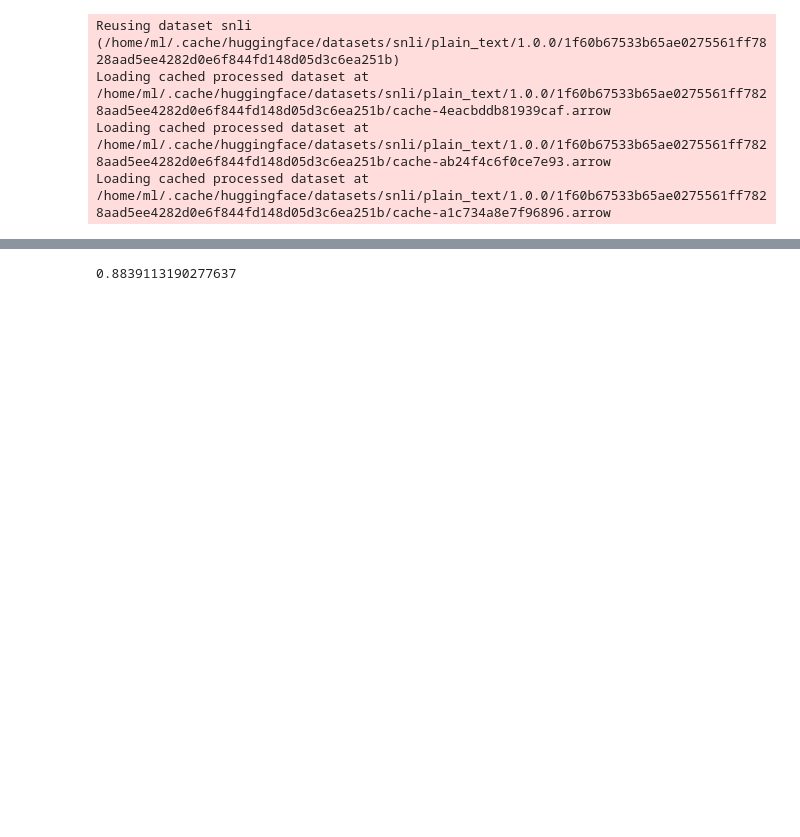
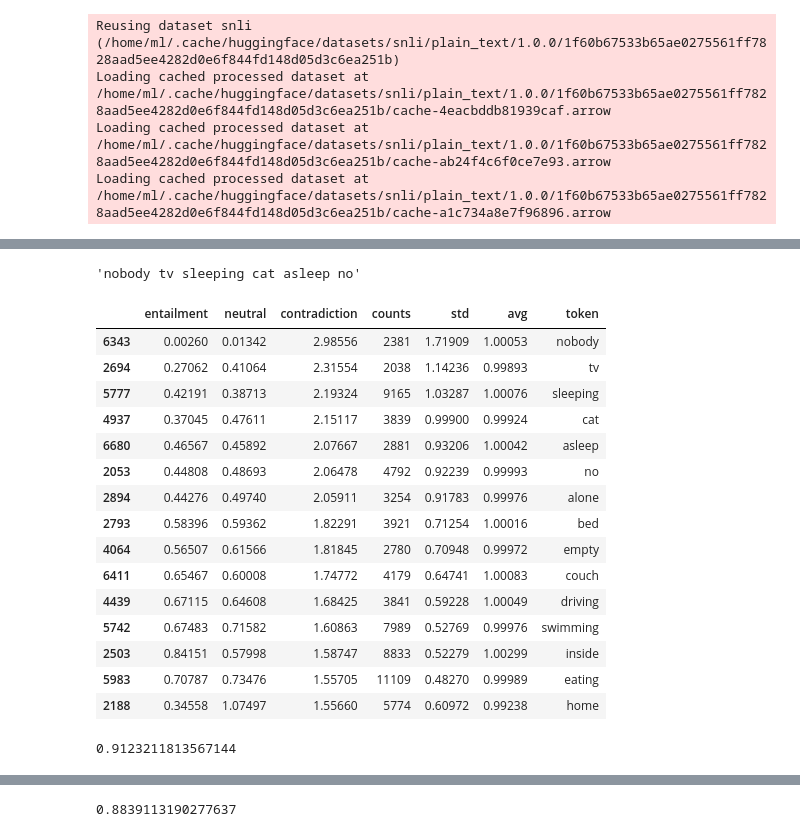
Before and after one commit to Serebryanskiy/nli, a Jupyter notebook: snli.ipynb, the cells around one changed output, grey strips where cells are left out. Drawn from its saved outputs; the diff is of its cells as text; code cells hidden in the pictures; blank space fills up the shorter version.

```diff
--- a/snli.ipynb
+++ b/snli.ipynb
@@ -228,0 +388,4 @@ NameError: name 'errors' is not defined
+# %%
+' '.join(c_.token.head(6).to_list())
+# %% [output]
+'nobody tv sleeping cat asleep no'
@@ -228,0 +394,19 @@ NameError: name 'errors' is not defined
+# %%
+c_
+# %% [output]
+|  | entailment | neutral | contradiction | counts | std | avg | token |
+| 6343 | 0.00260 | 0.01342 | 2.98556 | 2381 | 1.71909 | 1.00053 | nobody |
+| 2694 | 0.27062 | 0.41064 | 2.31554 | 2038 | 1.14236 | 0.99893 | tv |
+| 5777 | 0.42191 | 0.38713 | 2.19324 | 9165 | 1.03287 | 1.00076 | sleeping |
+| 4937 | 0.37045 | 0.47611 | 2.15117 | 3839 | 0.99900 | 0.99924 | cat |
+| 6680 | 0.46567 | 0.45892 | 2.07667 | 2881 | 0.93206 | 1.00042 | asleep |
+| 2053 | 0.44808 | 0.48693 | 2.06478 | 4792 | 0.92239 | 0.99993 | no |
+| 2894 | 0.44276 | 0.49740 | 2.05911 | 3254 | 0.91783 | 0.99976 | alone |
+| 2793 | 0.58396 | 0.59362 | 1.82291 | 3921 | 0.71254 | 1.00016 | bed |
+| 4064 | 0.56507 | 0.61566 | 1.81845 | 2780 | 0.70948 | 0.99972 | empty |
+| 6411 | 0.65467 | 0.60008 | 1.74772 | 4179 | 0.64741 | 1.00083 | couch |
+| 4439 | 0.67115 | 0.64608 | 1.68425 | 3841 | 0.59228 | 1.00049 | driving |
+| 5742 | 0.67483 | 0.71582 | 1.60863 | 7989 | 0.52769 | 0.99976 | swimming |
+| 2503 | 0.84151 | 0.57998 | 1.58747 | 8833 | 0.52279 | 1.00299 | inside |
+| 5983 | 0.70787 | 0.73476 | 1.55705 | 11109 | 0.48270 | 0.99989 | eating |
+| 2188 | 0.34558 | 1.07497 | 1.55660 | 5774 | 0.60972 | 0.99238 | home |
@@ -228,0 +415,5 @@ NameError: name 'errors' is not defined
+# %%
+sel = eval_df.loc[eval_df.top_pmi]
+sel.correct.sum() / len(sel)
+# %% [output]
+0.9123211813567144
```
Also changed, not shown: parts of 55 cells of this notebook, 1 other file.
